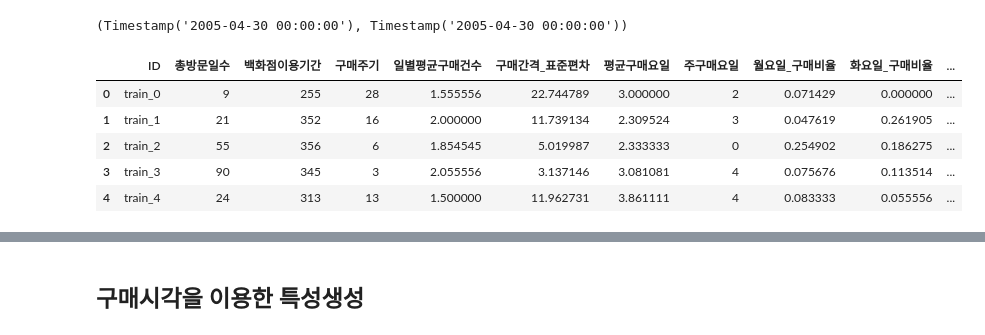
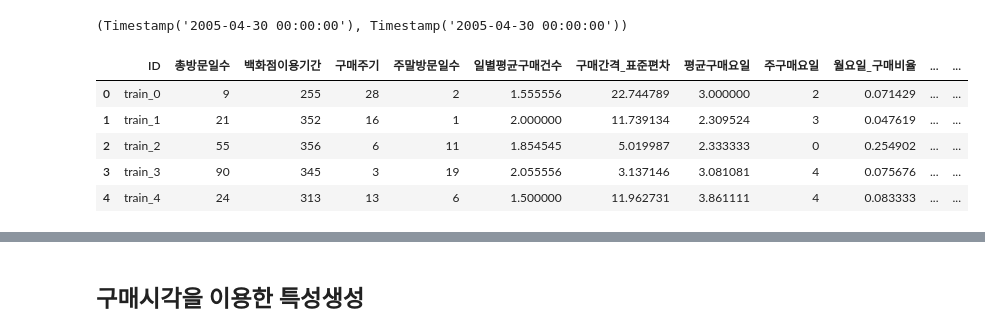
Before and after one commit to koeyhi/ms_3rd_finalproject, a Jupyter notebook: 권지혁/특성추출_베이스라인코드.ipynb, the cells around one changed output, grey strips where cells are left out. Drawn from its saved outputs; the diff is of its cells as text; code cells hidden in the pictures.

```diff
--- a/권지혁/특성추출_베이스라인코드.ipynb
+++ b/권지혁/특성추출_베이스라인코드.ipynb
@@ -63,11 +151,0 @@ test_tr["구매일시"] = pd.to_datetime(test_tr["구매일시"])
-# %%
-train_tr["구매날짜"] = train_tr["구매일시"].dt.date
-test_tr["구매날짜"] = test_tr["구매일시"].dt.date
-
-train_tr["구매시각"] = train_tr["구매일시"].dt.time
-test_tr["구매시각"] = test_tr["구매일시"].dt.time
-
-train_tr["구매날짜"] = pd.to_datetime(train_tr["구매날짜"], errors="coerce")
-test_tr["구매날짜"] = pd.to_datetime(test_tr["구매날짜"], errors="coerce")
-
-train_tr.shape, test_tr.shape
@@ -258,11 +318,9 @@ train_today, test_today
 agg_list = [
     # 일
     ("총방문일수", "nunique"),
-    # ("첫구매날짜", 'min'),
-    # ("마지막구매날짜", 'max'),
     ("백화점이용기간", lambda x: (x.max() - x.min()).days + 1),
     ("구매주기", lambda x: int(((x.max() - x.min()).days + 1) / x.dt.date.nunique())),
-    # ("주말방문일수", lambda x: x[x.dt.weekday > 4].nunique()),
+    ("주말방문일수", lambda x: x[x.dt.weekday > 4].nunique()),
     ("일별평균구매건수", lambda x: x.count() / x.dt.date.nunique()),
     ("구매간격_표준편차", lambda x: np.std(np.diff([d.toordinal() for d in sorted(x)])) if len(x) > 1 else 0),
 
@@ -278,73 +336,59 @@ agg_list = [
     ("일요일_구매비율", lambda x: np.mean(x.dt.weekday == 6)),
 
     # 월
-    # ("1월_구매비율", lambda x: np.mean(x.dt.month == 1)),
-    # ("2월_구매비율", lambda x: np.mean(x.dt.month == 2)),
-    # ("3월_구매비율", lambda x: np.mean(x.dt.month == 3)),
-    # ("4월_구매비율", lambda x: np.mean(x.dt.month == 4)),
-    # ("5월_구매비율", lambda x: np.mean(x.dt.month == 5)),
-    # ("6월_구매비율", lambda x: np.mean(x.dt.month == 6)),
-    # ("7월_구매비율", lambda x: np.mean(x.dt.month == 7)),
-    # ("8월_구매비율", lambda x: np.mean(x.dt.month == 8)),
-    # ("9월_구매비율", lambda x: np.mean(x.dt.month == 9)),
-    # ("10월_구매비율", lambda x: np.mean(x.dt.month == 10)),
-    # ("11월_구매비율", lambda x: np.mean(x.dt.month == 11)),
-    # ("12월_구매비율", lambda x: np.mean(x.dt.month == 12)),
     ("거래개월수", lambda x: x.dt.date.astype(str).str[:-3].nunique()),
     ("월별평균구매건수", lambda x: x.count() / x.dt.month.nunique()),
     ("월초구매비율", lambda x: np.mean(x.dt.day <= 10)),
     ("월중순구매비율", lambda x: np.mean((x.dt.day > 10) & (x.dt.day <= 20))),
     ("월말구매비율", lambda x: np.mean(x.dt.day >= 21)),
 
-    # ("구매횟수_상반기", lambda x: np.mean((x.dt.month >= 1) & (x.dt.month <= 6))),
-    # ("구매횟수_하반기", lambda x: np.mean((x.dt.month >= 7) & (x.dt.month <= 12))),
+    ("구매횟수_상반기", lambda x: np.mean((x.dt.month >= 1) & (x.dt.month <= 6))),
+    ("구매횟수_하반기", lambda x: np.mean((x.dt.month >= 7) & (x.dt.month <= 12))),
 
-    # # 성수기
-    # ("추석성수기_구매비율", lambda x: np.mean((x.dt.month == 9) & (x.dt.day >= 18) | (x.dt.month == 10) & (x.dt.day <= 3))),
-    # ("연말연시_구매비율", lambda x: np.mean((x.dt.month == 12) | (x.dt.month == 1) & (x.dt.day <= 10))),
-    # ("설날성수기_구매비율", lambda x: np.mean((x.dt.month == 2) & (x.dt.day >= 1) & (x.dt.day <= 15))),
+    # 성수기
+    ("추석성수기_구매비율", lambda x: np.mean((x.dt.month == 9) & (x.dt.day >= 18) | (x.dt.month == 10) & (x.dt.day <= 3))),
+    ("연말연시_구매비율", lambda x: np.mean((x.dt.month == 12) | (x.dt.month == 1) & (x.dt.day <= 10))),
+    ("설날성수기_구매비율", lambda x: np.mean((x.dt.month == 2) & (x.dt.day >= 1) & (x.dt.day <= 15))),
 
-    # # 준성수기
-    # ("여름시즌_구매비율", lambda x: np.mean((x.dt.month == 6) & (x.dt.day >= 15) | (x.dt.month == 7) | (x.dt.month == 8) & (x.dt.day <= 15))),
-    # ("신학기_구매비율", lambda x: np.mean((x.dt.month == 3) & (x.dt.day >= 1) & (x.dt.day <= 15))),
+    # 준성수기
+    ("여름시즌_구매비율", lambda x: np.mean((x.dt.month == 6) & (x.dt.day >= 15) | (x.dt.month == 7) | (x.dt.month == 8) & (x.dt.day <= 15))),
+    ("신학기_구매비율", lambda x: np.mean((x.dt.month == 3) & (x.dt.day >= 1) & (x.dt.day <= 15))),
 
-    # # 중간기
-    # ("여름끝추석전_구매비율", lambda x: np.mean((x.dt.month == 8) & (x.dt.day >= 16) | (x.dt.month == 9) & (x.dt.day <= 17))),
-    # ("연말연시끝설날전_구매비율", lambda x: np.mean((x.dt.month == 1) & (x.dt.day >= 11) & (x.dt.day <= 31))),
-    # ("신학기후_구매비율", lambda x: np.mean((x.dt.month == 3) & (x.dt.day >= 16) | (x.dt.month == 4) & (x.dt.day <= 10))),
+    # 중간기
+    ("여름끝추석전_구매비율", lambda x: np.mean((x.dt.month == 8) & (x.dt.day >= 16) | (x.dt.month == 9) & (x.dt.day <= 17))),
+    ("연말연시끝설날전_구매비율", lambda x: np.mean((x.dt.month == 1) & (x.dt.day >= 11) & (x.dt.day <= 31))),
+    ("신학기후_구매비율", lambda x: np.mean((x.dt.month == 3) & (x.dt.day >= 16) | (x.dt.month == 4) & (x.dt.day <= 10))),
 
-    # # 비수기
-    # ("초여름_구매비율", lambda x: np.mean((x.dt.month == 5) & (x.dt.day >= 17) | (x.dt.month == 6) & (x.dt.day <= 14))),
-    # ("추석후연말전_구매비율", lambda x: np.mean((x.dt.month == 10) & (x.dt.day >= 4) | (x.dt.month == 11))),
-    # ("봄철비수기_구매비율", lambda x: np.mean((x.dt.month == 4) & (x.dt.day >= 11) & (x.dt.day <= 29))),
+    # 비수기
+    ("초여름_구매비율", lambda x: np.mean((x.dt.month == 5) & (x.dt.day >= 17) | (x.dt.month == 6) & (x.dt.day <= 14))),
+    ("추석후연말전_구매비율", lambda x: np.mean((x.dt.month == 10) & (x.dt.day >= 4) | (x.dt.month == 11))),
+    ("봄철비수기_구매비율", lambda x: np.mean((x.dt.month == 4) & (x.dt.day >= 11) & (x.dt.day <= 29))),
 
     # 계절
     ('봄_구매비율', lambda x: np.mean(x.dt.month.isin([3,4,5]))),
     ('여름_구매비율', lambda x: np.mean(x.dt.month.isin([6,7,8]))),
     ('가을_구매비율', lambda x: np.mean(x.dt.month.isin([9,10,11]))),
     ('겨울_구매비율', lambda x: np.mean(x.dt.month.isin([1,2,12]))),
 
     # 분기
-    # ("1분기_구매비율", lambda x: np.mean(x.dt.quarter == 1)),
-    # ("2분기_구매비율", lambda x: np.mean(x.dt.quarter == 2)),
-    # ("3분기_구매비율", lambda x: np.mean(x.dt.quarter == 3)),
-    # ("4분기_구매비율", lambda x: np.mean(x.dt.quarter == 4)),
+    ("1분기_구매비율", lambda x: np.mean(x.dt.quarter == 1)),
+    ("2분기_구매비율", lambda x: np.mean(x.dt.quarter == 2)),
+    ("3분기_구매비율", lambda x: np.mean(x.dt.quarter == 3)),
+    ("4분기_구매비율", lambda x: np.mean(x.dt.quarter == 4)),
 
     # 년
-    # ("2004년_구매비율", lambda x: np.mean(x.dt.year == 2004)),
-    # ("2005년_구매비율", lambda x: np.mean(x.dt.year == 2005)),
+    ("2004년_구매비율", lambda x: np.mean(x.dt.year == 2004)),
+    ("2005년_구매비율", lambda x: np.mean(x.dt.year == 2005)),
     ("연도별평균구매건수", lambda x: x.count() / x.dt.year.nunique()),
 ]
 
-# train_agg_list = agg_list + [("마지막구매후_경과일", lambda x: (pd.Timestamp(train_today) - x.max()).days)]
-# tmp = train_tr_clean.groupby("ID")["구매날짜"].agg(train_agg_list).reset_index()
 tmp = train_tr_clean.groupby("ID")["구매날짜"].agg(agg_list).reset_index()
 train_ft = train_ft.merge(tmp, how="left", on="ID")
 train_ft.head()
 # %% [output]
-|  | ID | 총방문일수 | 백화점이용기간 | 구매주기 | 일별평균구매건수 | 구매간격_표준편차 | 평균구매요일 | 주구매요일 | 월요일_구매비율 | 화요일_구매비율 | ... |
-| 0 | train_0 | 9 | 255 | 28 | 1.555556 | 22.744789 | 3.000000 | 2 | 0.071429 | 0.000000 | ... |
-| 1 | train_1 | 21 | 352 | 16 | 2.000000 | 11.739134 | 2.309524 | 3 | 0.047619 | 0.261905 | ... |
-| 2 | train_2 | 55 | 356 | 6 | 1.854545 | 5.019987 | 2.333333 | 0 | 0.254902 | 0.186275 | ... |
-| 3 | train_3 | 90 | 345 | 3 | 2.055556 | 3.137146 | 3.081081 | 4 | 0.075676 | 0.113514 | ... |
-| 4 | train_4 | 24 | 313 | 13 | 1.500000 | 11.962731 | 3.861111 | 4 | 0.083333 | 0.055556 | ... |
+|  | ID | 총방문일수 | 백화점이용기간 | 구매주기 | 주말방문일수 | 일별평균구매건수 | 구매간격_표준편차 | 평균구매요일 | 주구매요일 | 월요일_구매비율 | ... | ... |
+| 0 | train_0 | 9 | 255 | 28 | 2 | 1.555556 | 22.744789 | 3.000000 | 2 | 0.071429 | ... | ... |
+| 1 | train_1 | 21 | 352 | 16 | 1 | 2.000000 | 11.739134 | 2.309524 | 3 | 0.047619 | ... | ... |
+| 2 | train_2 | 55 | 356 | 6 | 11 | 1.854545 | 5.019987 | 2.333333 | 0 | 0.254902 | ... | ... |
+| 3 | train_3 | 90 | 345 | 3 | 19 | 2.055556 | 3.137146 | 3.081081 | 4 | 0.075676 | ... | ... |
+| 4 | train_4 | 24 | 313 | 13 | 6 | 1.500000 | 11.962731 | 3.861111 | 4 | 0.083333 | ... | ... |
```
Also changed, not shown: parts of 52 cells of this notebook.
